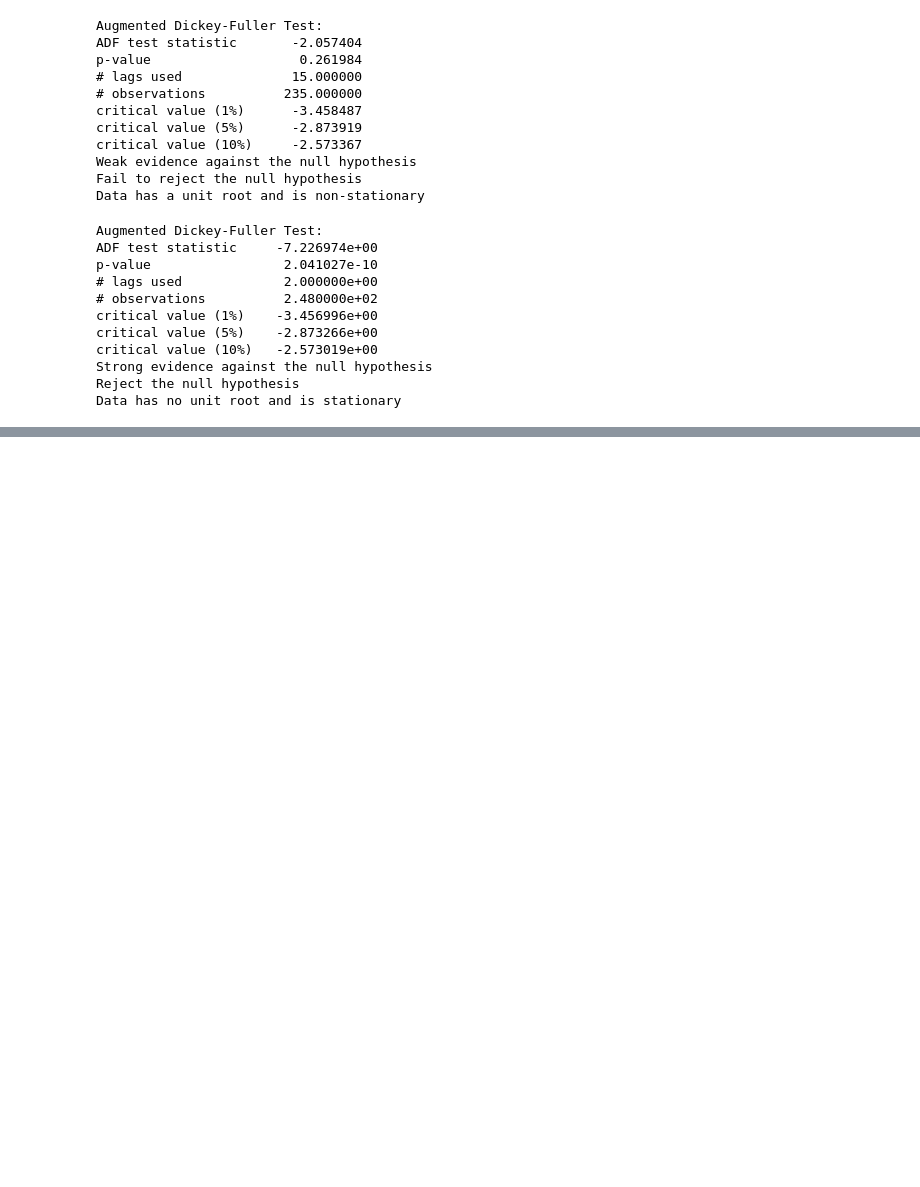
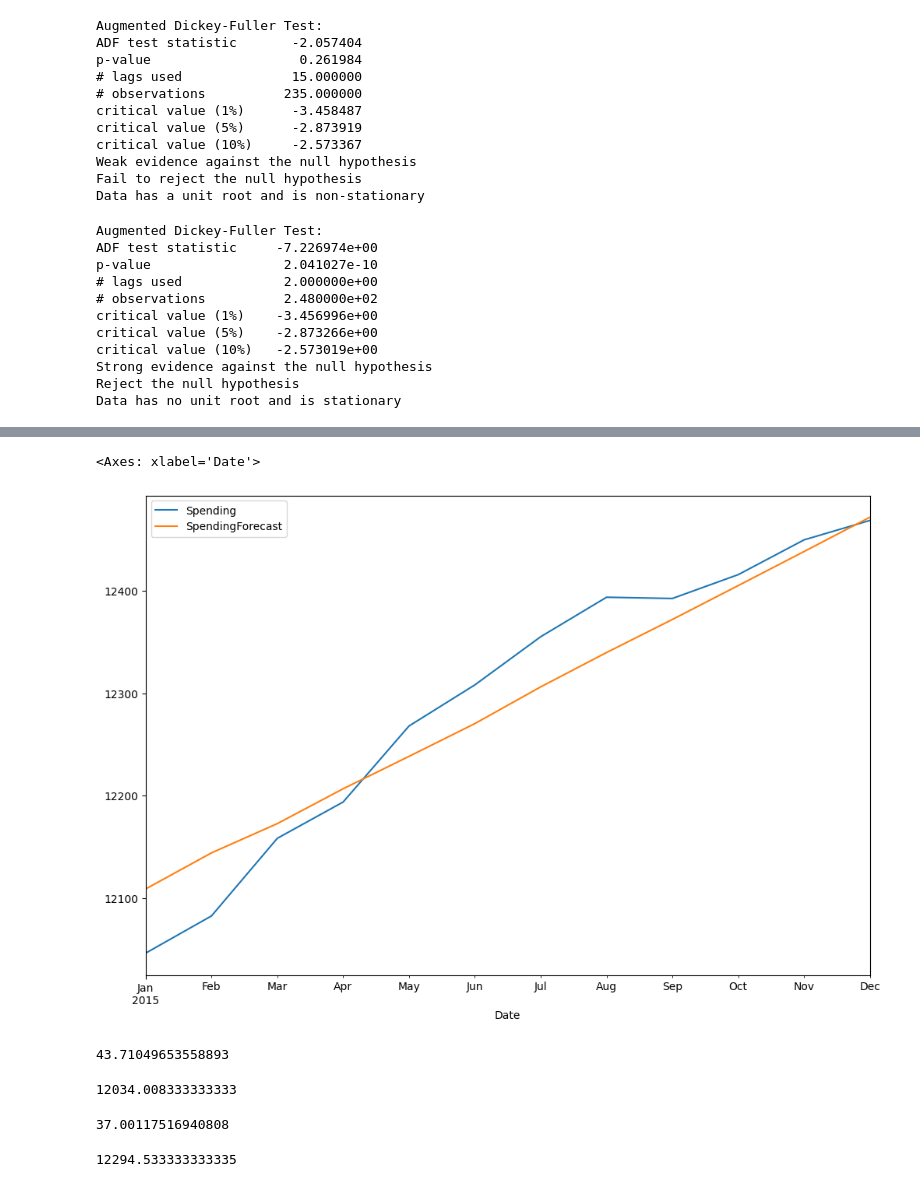
Before and after one commit to depa-tto/Time-Series-Forecasting-and-Analysis-course, a Jupyter notebook: lecture_18.ipynb, the cells around one changed output, grey strips where cells are left out. Saved outputs shown, nothing was run; the diff lists cells and outputs as text; code cells hidden in the pictures; blank space fills up the shorter version.

```diff
--- a/lecture_18.ipynb
+++ b/lecture_18.ipynb
@@ -226,0 +458,22 @@ Data has no unit root and is stationary
+# %%
+test_range['Spending'].plot(figsize=(12,8),legend=True)
+df_forecast['SpendingForecast'].plot(legend=True)
+# %% [output]
+<Axes: xlabel='Date'>
+[figure, added]
+# %%
+rmse(test_range['Money'],df_forecast['MoneyForecast'])
+# %% [output]
+43.71049653558893
+# %%
+test_range['Money'].mean()
+# %% [output]
+12034.008333333333
+# %%
+rmse(test_range['Spending'],df_forecast['SpendingForecast'])
+# %% [output]
+37.00117516940808
+# %%
+test_range['Spending'].mean()
+# %% [output]
+12294.533333333335
```
Also changed, not shown: parts of 37 cells of this notebook.
